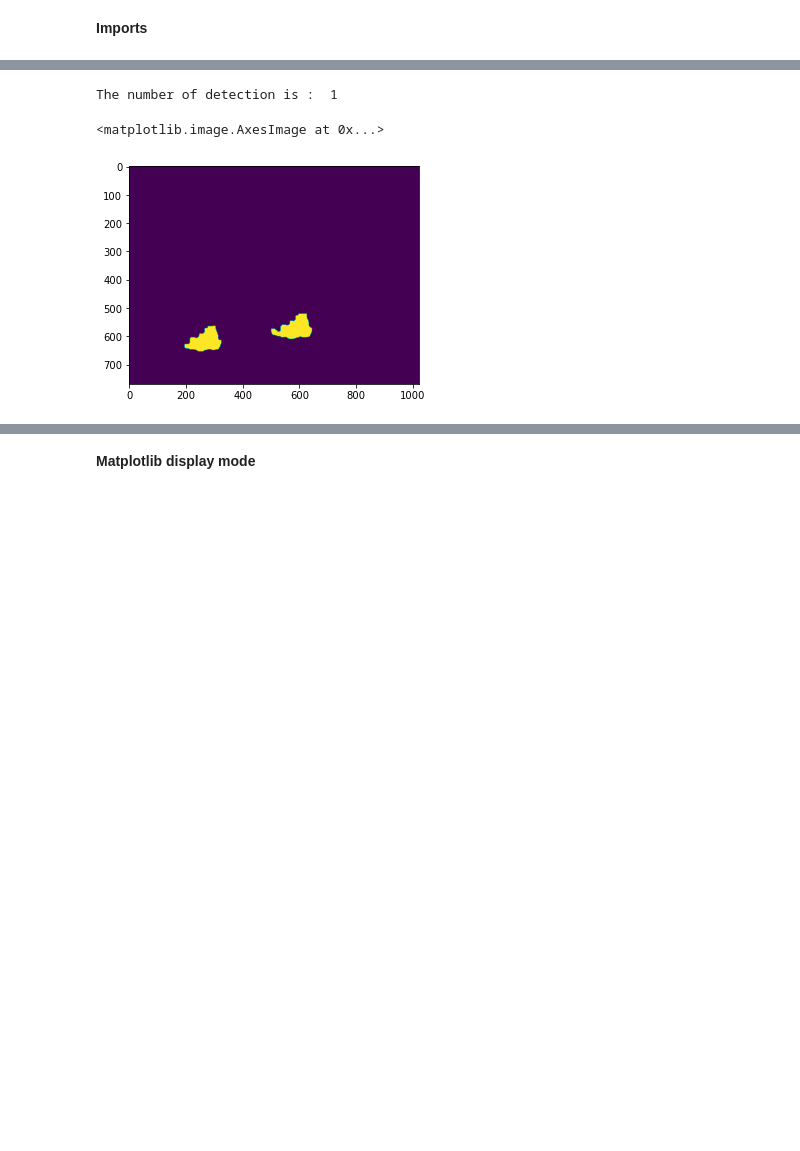
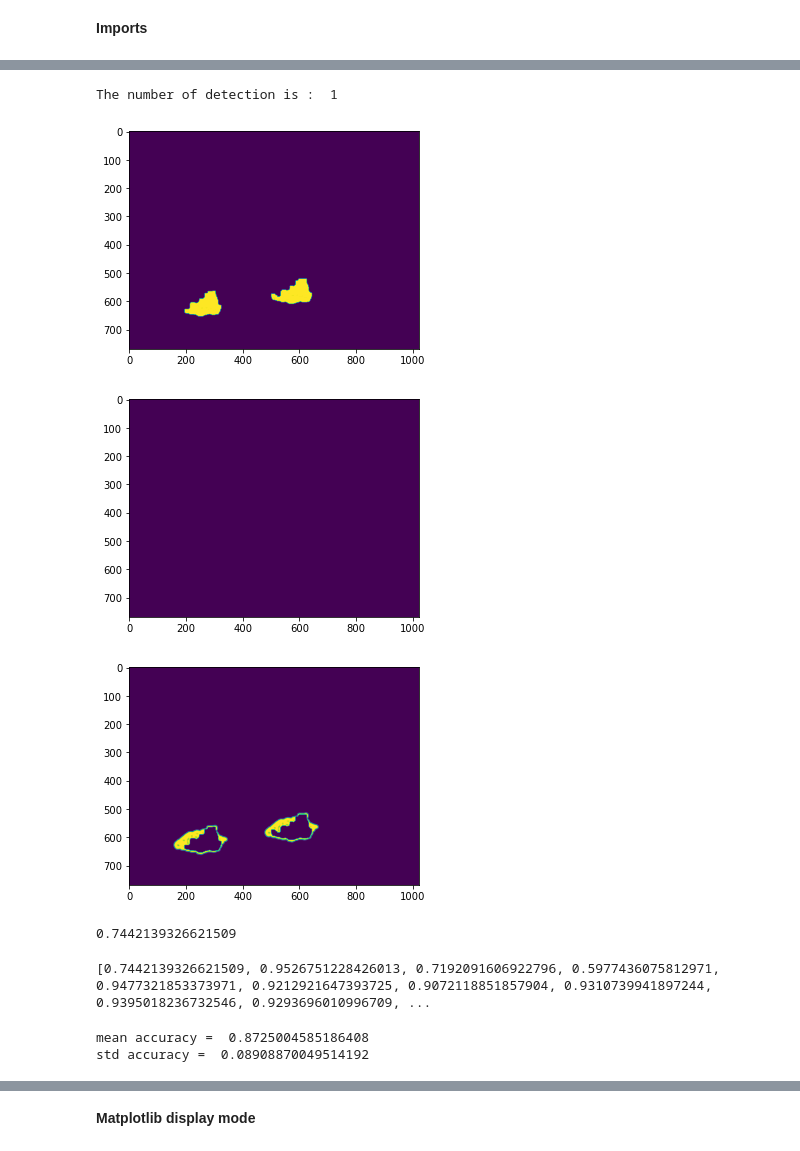
Before and after one commit to decarpentierg/patchmatch, a Jupyter notebook: notebooks/test.ipynb, the cells around one changed output, grey strips where cells are left out. Cells and saved outputs as stored; diff of their text form; code cells hidden in the pictures; blank space fills up the shorter version.

Commit message:
Add detection in a separate code

```diff
--- a/notebooks/test.ipynb
+++ b/notebooks/test.ipynb
@@ -18,5 +18,3 @@ from tqdm import tqdm
 import cv2 as cv
 
 import patchmatch as pm
-# %%
-A = np.load('notebooks/results/TP_C01_001_results.npz')
@@ -98,9 +21,52 @@ def compute_mask(vect_field, n, m, p):
-# %%
-mask = compute_mask(A['vect_field'],A['n'], A['m'], A['p'])
-# %% [output]
-The number of detection is :  1
-# %%
-plt.imshow(mask)
-# %% [output]
-<matplotlib.image.AxesImage at 0x...>
-[figure, removed]
+# %%
+mask = compute_mask(A['vect_field'],A['n'], A['m'], A['p'])
+im = Image.open("data/TP_C01_001_gt.png")
+im = np.array(im).astype("double")
+# %% [output]
+The number of detection is :  1
+# %%
+TP = mask*im
+FP = 1*(mask>0)*(im<1)
+FN = (np.ones((A['m'], A['n']))-mask)*im
+
+plt.imshow(TP)
+plt.show()
+plt.imshow(FP)
+plt.show()
+plt.imshow(FN)
+plt.show()
+
+F = 2 * np.sum(TP) /(2*np.sum(TP) + np.sum(FN) + np.sum(FP))
+print(F)
+# %% [output]
+[figure, added]
+[figure, added]
+[figure, added]
+0.7442139326621509
+# %%
+a = 'TP_C01_'
+F = []
+Names = []
+for filename in tqdm(os.listdir("notebooks/results")):
+    if filename[:7] == a:
+        Names.append(filename)
+        A = np.load('notebooks/results/'+filename)
+        mask = compute_mask(A['vect_field'],A['n'], A['m'], A['p'])
+        title = filename[:10]
+        im = Image.open('data/'+title+'_gt.png')
+        im = np.array(im).astype("double")
+
+        TP = mask*im
+        FP = 1*(mask>0)*(im<1)
+        FN = (np.ones((A['m'], A['n']))-mask)*im
+        F.append( 2 * np.sum(TP) /(2*np.sum(TP) + np.sum(FN) + np.sum(FP)))
+print(F)
+# %% [output]
+[0.7442139326621509, 0.9526751228426013, 0.7192091606922796, 0.5977436075812971, 0.9477321853373971, 0.9212921647393725, 0.9072118851857904, 0.9310739941897244, 0.9395018236732546, 0.9293696010996709, ...
+# %%
+F = np.array(F)
+print('mean accuracy = ',np.mean(F))
+print('std accuracy = ',np.std(F))
+# %% [output]
+mean accuracy =  0.8725004585186408
+std accuracy =  0.08908870049514192
```
Also changed, not shown: parts of 8 cells of this notebook, 1 other file.
